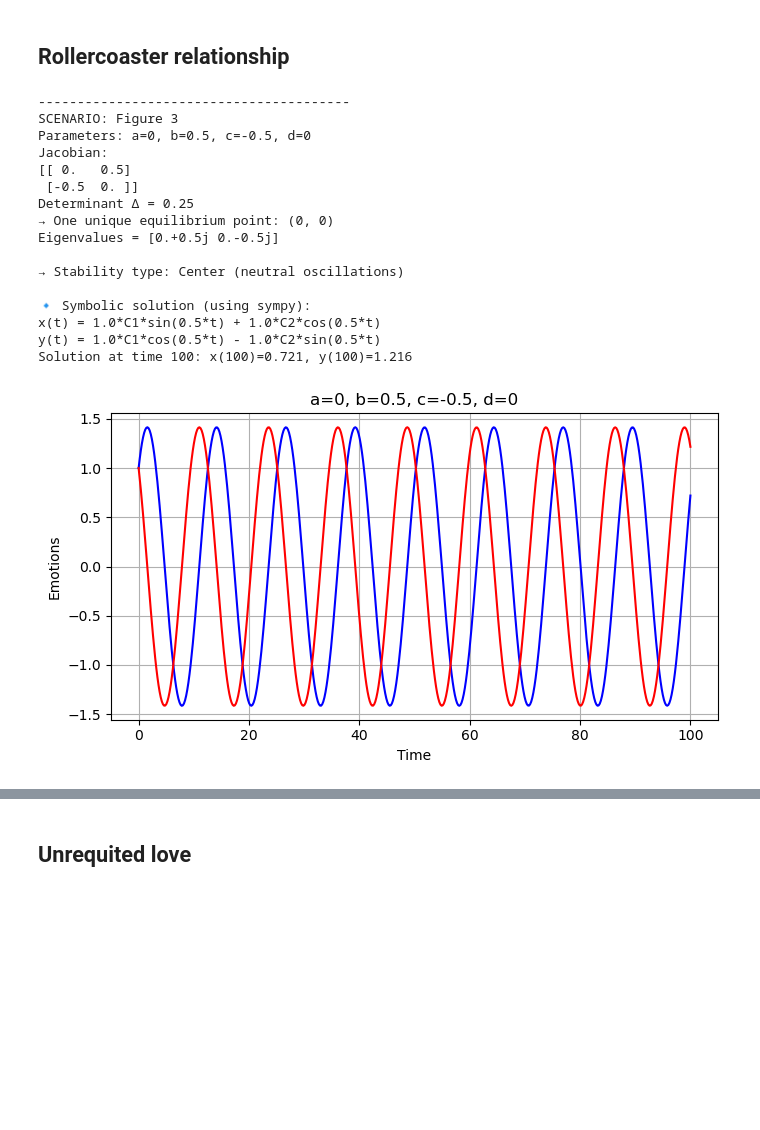
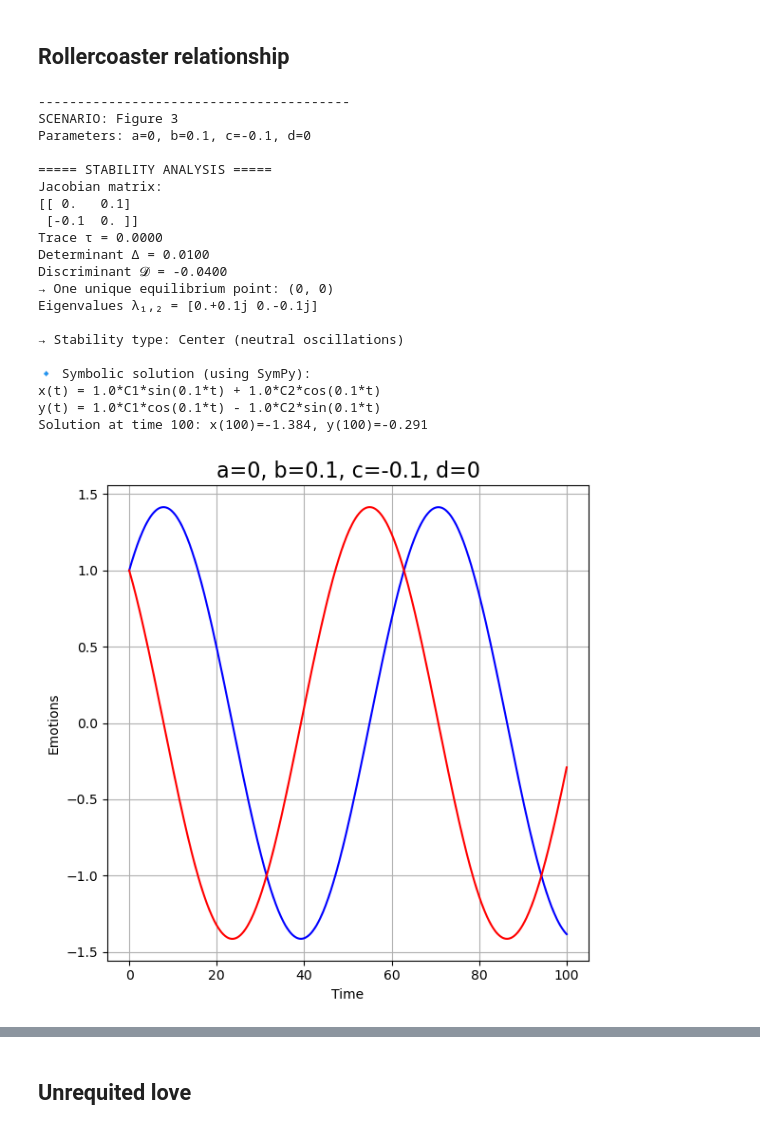
Before and after one commit to leaponsi/Psycho-Affective_Stability, a Jupyter notebook: mathmodelingproject.ipynb, the cells around one changed output, grey strips where cells are left out. Cells and saved outputs as stored; diff of their text form; code cells hidden in the pictures; blank space fills up the shorter version.

```diff
--- a/mathmodelingproject.ipynb
+++ b/mathmodelingproject.ipynb
@@ -120,13 +129,13 @@ def plot_evolution(sol, title):
     """
     Plots the emotional evolution of Romeo and Juliet over time.
     """
-    plt.figure(figsize=(7, 4))
+    plt.figure(figsize=(6, 6))
     plt.plot(sol.t, sol.y[0], color='blue')
     plt.plot(sol.t, sol.y[1], color='red')
 
     plt.xlabel("Time")
     plt.ylabel("Emotions")
-    plt.title(title)
+    plt.title(title, fontsize=16)
     plt.grid(True)
     plt.tight_layout()
     plt.show()
@@ -135,7 +144,11 @@ def plot_evolution(sol, title):
 # %%
 def plot_phase(a, b, c, d, title):
     """
-    Tracé du portrait de phase complet (t > 0 et t < 0), rapide et propre.
+    Plots the phase portrait of the system for various initial conditions.
+    1. Computes the equilibrium point.
+    2. Generates a grid of initial conditions around the equilibrium.
+    3. Integrates the system forward and backward in time for each initial condition.
+    4. Plots the trajectories in the phase space.
     """
     box = 0.2
     t_span = (0, 100)
@@ -143,16 +156,14 @@ def plot_phase(a, b, c, d, title):
     eps = 1e-4
     points = np.linspace(-box, box, 6)
 
-    # --- Calcul du point d'équilibre ---
+    # --- Equilibrium point calculation ---
     A = np.array([[a, b], [c, d]])
     detA = np.linalg.det(A)
 
     if abs(detA) < 1e-10:
-        # Pas d'équilibre unique : on affiche l'avertissement mais on utilise (0,0)
         x_eq, y_eq = 0.0, 0.0
-        print("⚠  Pas d'équilibre unique (det(A) ≈ 0) — utilisation de (0,0) pour le tracé")
+        print("⚠  No unique equilibrium — using (0,0) for plotting")
     else:
-        # Système homogène → équilibre unique (0,0)
         x_eq, y_eq = 0.0, 0.0
 
     initials = []
@@ -178,7 +189,7 @@ def plot_phase(a, b, c, d, title):
         except Exception:
             pass
 
-        # backward integration: usage cohérente de t_eval négatif
+        # backward integration
         try:
             sol_bwd = solve_ivp(romeo_juliet_system, (0, -100), [x_init, y_init],
                                 args=(a, b, c, d), t_eval=-t_eval,
@@ -188,7 +199,7 @@ def plot_phase(a, b, c, d, title):
         except Exception:
             pass
 
-    # --- Affichage de l'équilibre ---
+    # --- Equilibrium point plotting ---
     plt.scatter(x_eq, y_eq, color='black', s=50,
                 label=f'Equilibrium (xₑ={x_eq:.2f}, yₑ={y_eq:.2f})')
 
@@ -197,7 +208,7 @@ def plot_phase(a, b, c, d, title):
     plt.ylim(-box, box)
     plt.xlabel("x")
     plt.ylabel("y", rotation=0)
-    plt.title(title)
+    plt.title(title, fontsize=16)
     plt.gca().set_aspect("equal")
     plt.tight_layout()
     plt.show()
@@ -330,27 +357,31 @@ Solution at time 100: x(100)=710960775777117947007174044598893410460535078272825
 ## Rollercoaster relationship
 # %%
 scenarios = {
-    "Figure 3": (0, 0.5, -0.5, 0),
+    "Figure 3": (0, 0.1, -0.1, 0),
     }
 
 # Run them all
 for name, params in scenarios.items():
     run_scenario(name, *params, x0=1, y0=1)
 # %% [output]
 ----------------------------------------
 SCENARIO: Figure 3
-Parameters: a=0, b=0.5, c=-0.5, d=0
-Jacobian:
-[[ 0.   0.5]
- [-0.5  0. ]]
-Determinant Δ = 0.25
+Parameters: a=0, b=0.1, c=-0.1, d=0
+
+===== STABILITY ANALYSIS =====
+Jacobian matrix:
+[[ 0.   0.1]
+ [-0.1  0. ]]
+Trace τ = 0.0000
+Determinant Δ = 0.0100
+Discriminant 𝓓 = -0.0400
 → One unique equilibrium point: (0, 0)
-Eigenvalues = [0.+0.5j 0.-0.5j]
+Eigenvalues λ₁,₂ = [0.+0.1j 0.-0.1j]
 
 → Stability type: Center (neutral oscillations)
 
-🔹 Symbolic solution (using sympy):
-x(t) = 1.0*C1*sin(0.5*t) + 1.0*C2*cos(0.5*t)
-y(t) = 1.0*C1*cos(0.5*t) - 1.0*C2*sin(0.5*t)
-Solution at time 100: x(100)=0.721, y(100)=1.216
+🔹 Symbolic solution (using SymPy):
+x(t) = 1.0*C1*sin(0.1*t) + 1.0*C2*cos(0.1*t)
+y(t) = 1.0*C1*cos(0.1*t) - 1.0*C2*sin(0.1*t)
+Solution at time 100: x(100)=-1.384, y(100)=-0.291
-[figure, old version]
+[figure, new version]
```
Also changed, not shown: parts of 8 cells of this notebook.
